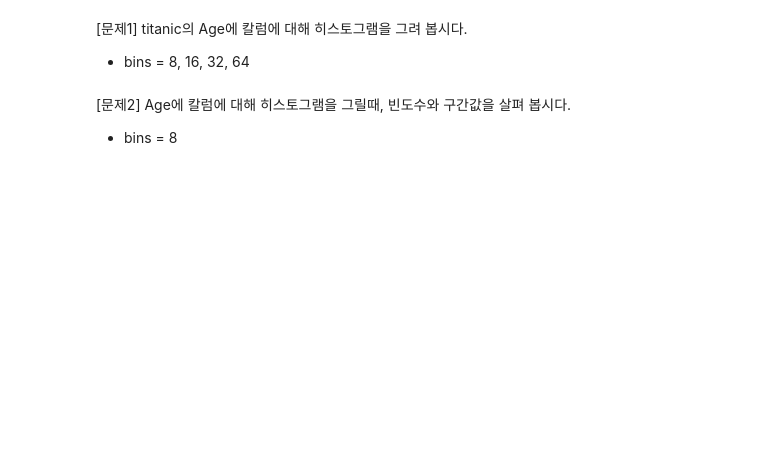
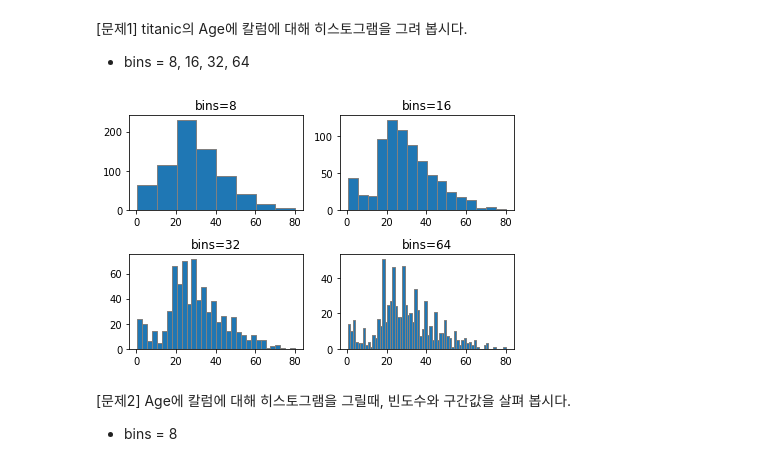
Before and after one commit to yeonsu98/KT-AIVLE-Python, a Jupyter notebook: 20220810/데이터 분석 및 의미찾기/03과 단변량분석_숫자형변수.ipynb, the cells around one changed output. Drawn from its saved outputs; the diff is of its cells as text; code cells hidden in the pictures; blank space fills up the shorter version.

```diff
--- a/20220810/데이터 분석 및 의미찾기/03과 단변량분석_숫자형변수.ipynb
+++ b/20220810/데이터 분석 및 의미찾기/03과 단변량분석_숫자형변수.ipynb
@@ -192,6 +241,30 @@ print('구간값 : ', hist1[1])
 # %% [markdown]
 [문제1] titanic의 Age에 칼럼에 대해 히스토그램을 그려 봅시다.
 * bins = 8, 16, 32, 64
+# %%
+plt.subplot(2, 2, 1)
+plt.title('bins=8')
+plt.hist(titanic.Age, bins=8, edgecolor='grey')
+
+
+plt.subplot(2, 2, 2)
+plt.title('bins=16')
+plt.hist(titanic.Age, bins=16, edgecolor='grey')
+
+
+plt.subplot(2, 2, 3)
+plt.title('bins=32')
+plt.hist(titanic.Age, bins=32, edgecolor='grey')
+
+
+plt.subplot(2, 2, 4)
+plt.title('bins=64')
+plt.hist(titanic.Age, bins=64, edgecolor='grey')
+
+plt.tight_layout()
+plt.show()
+# %% [output]
+[figure, added]
 # %% [markdown]
 [문제2] Age에 칼럼에 대해 히스토그램을 그릴때, 빈도수와 구간값을 살펴 봅시다.
 * bins = 8
```
Also changed, not shown: parts of 26 cells of this notebook, 1 other file.
